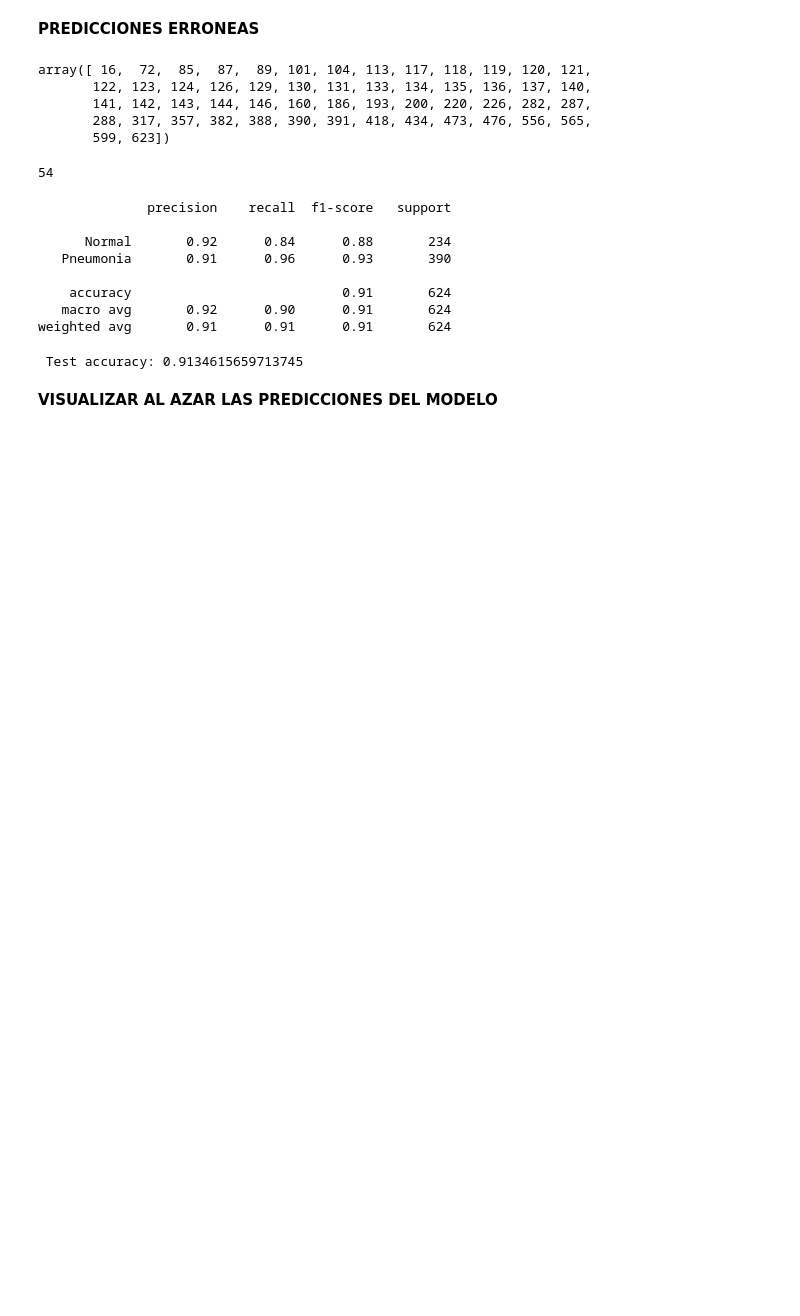
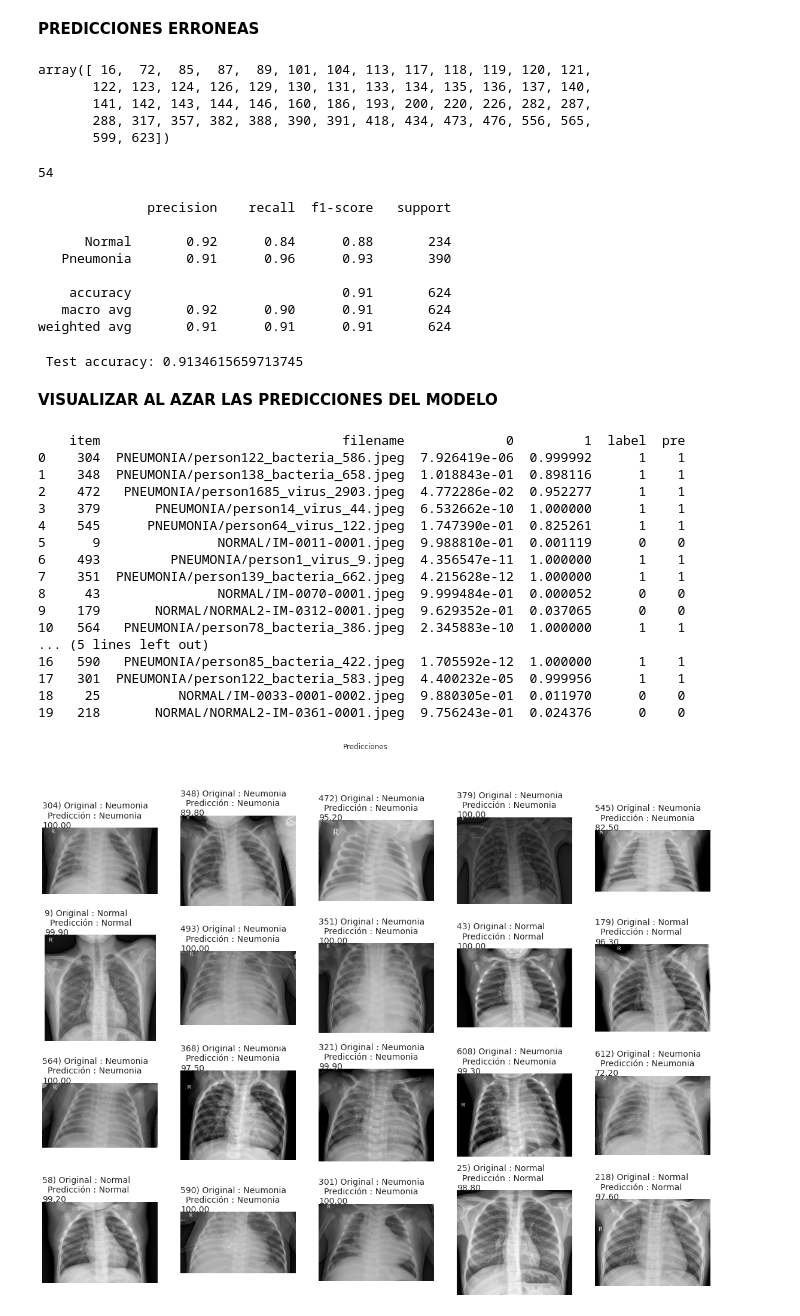
Before and after one commit to Albertogalred/Data-Science, a Jupyter notebook: NeumoX.ipynb, the cells around one changed output. Drawn from its saved outputs; the diff is of its cells as text; code cells hidden in the pictures; blank space fills up the shorter version.

```diff
--- a/NeumoX.ipynb
+++ b/NeumoX.ipynb
@@ -441,3 +441,46 @@ print('\n', 'Test accuracy:', score[1])
  Test accuracy: 0.9134615659713745
 # %% [markdown]
 **VISUALIZAR AL AZAR LAS PREDICCIONES DEL MODELO**
+# %%
+num=20
+LABEL_NAMES = ['Normal', 'Neumonia']
+#sample_pneumonia = random.sample(list(pre["filename"]),6)
+df = pd.DataFrame(random.sample(list(pre['item']),num),columns = ["item"])
+sample_pneumonia = pd.merge(df,pre[['item','filename',0,1,'label','pre']],on='item')#.sort_index('item')
+sample_pneumonia[:20]
+pd.set_option('display.expand_frame_repr', False)
+print(sample_pneumonia)
+f,ax = plt.subplots(4,5,figsize=(20,15))
+for i in range(0,num):
+    im = cv2.imread('../content/NeumoX/test/'+sample_pneumonia['filename'][i])
+    #print(im)
+    ax[i//5,i%5].imshow(im)
+    ax[i//5,i%5].axis('off')
+    prediction=sample_pneumonia['pre'][i]
+    label = LABEL_NAMES[sample_pneumonia['label'][i]]
+    label_predict = LABEL_NAMES[sample_pneumonia['pre'][i]]
+    confidence = round(sample_pneumonia[prediction][i]*100,1)
+    item= sample_pneumonia['item'][i]
+    ax[i//5,i%5].text(0.4, 0.4, str(item)+') ' + 'Original : ' +label + '\n' +'  Predicción : ' +label_predict + '\n%.2f' % confidence, fontsize=14)
+f.suptitle('Predicciones')
+
+plt.show()
+# %% [output]
+    item                               filename             0         1  label  pre
+0    304  PNEUMONIA/person122_bacteria_586.jpeg  7.926419e-06  0.999992      1    1
+1    348  PNEUMONIA/person138_bacteria_658.jpeg  1.018843e-01  0.898116      1    1
+2    472   PNEUMONIA/person1685_virus_2903.jpeg  4.772286e-02  0.952277      1    1
+3    379       PNEUMONIA/person14_virus_44.jpeg  6.532662e-10  1.000000      1    1
+4    545      PNEUMONIA/person64_virus_122.jpeg  1.747390e-01  0.825261      1    1
+5      9               NORMAL/IM-0011-0001.jpeg  9.988810e-01  0.001119      0    0
+6    493         PNEUMONIA/person1_virus_9.jpeg  4.356547e-11  1.000000      1    1
+7    351  PNEUMONIA/person139_bacteria_662.jpeg  4.215628e-12  1.000000      1    1
+8     43               NORMAL/IM-0070-0001.jpeg  9.999484e-01  0.000052      0    0
+9    179       NORMAL/NORMAL2-IM-0312-0001.jpeg  9.629352e-01  0.037065      0    0
+10   564   PNEUMONIA/person78_bacteria_386.jpeg  2.345883e-10  1.000000      1    1
+... (5 lines left out)
+16   590   PNEUMONIA/person85_bacteria_422.jpeg  1.705592e-12  1.000000      1    1
+17   301  PNEUMONIA/person122_bacteria_583.jpeg  4.400232e-05  0.999956      1    1
+18    25          NORMAL/IM-0033-0001-0002.jpeg  9.880305e-01  0.011970      0    0
+19   218       NORMAL/NORMAL2-IM-0361-0001.jpeg  9.756243e-01  0.024376      0    0
+[figure, added]
```
Also changed, not shown: parts of 12 cells of this notebook.
